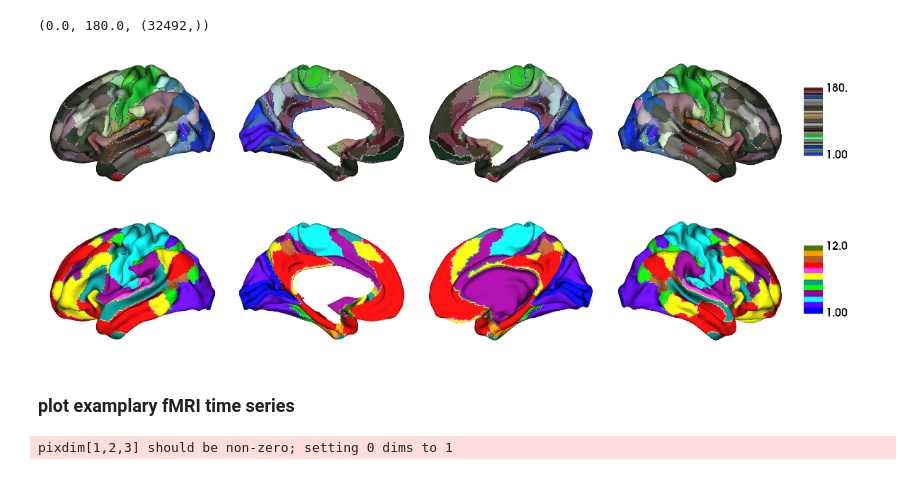
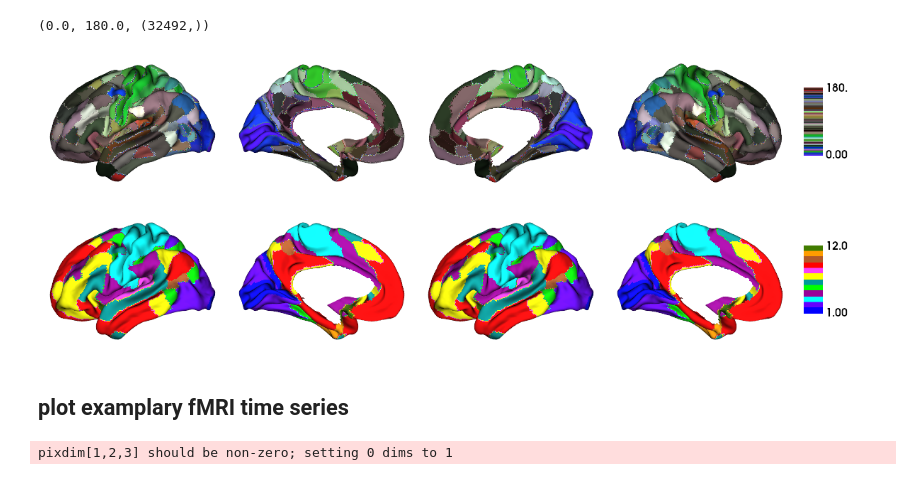
Before and after one commit to CNG-LAB/cngopen, a Jupyter notebook: asymmetry_functional_gradients/scripts/results_fig1.ipynb, the cells around one changed output. Cells and saved outputs as stored; diff of their text form; code cells hidden in the pictures.

```diff
--- a/asymmetry_functional_gradients/scripts/results_fig1.ipynb
+++ b/asymmetry_functional_gradients/scripts/results_fig1.ipynb
@@ -36,17 +36,17 @@ for value in hcp.mmp['rgba'].values():
     cmap.append(value)
 color_h = ListedColormap(cmap[1:181])
 # %%
-plot_hemispheres(surf_lh, surf_rh, array_name = glasser,
-                 nan_color = (1,1,1,0.01),size = (1200, 200),
+plot_hemispheres(surf_lh, surf_lh, array_name = np.concatenate((glasser[:32492],glasser[:32492])),
+                 nan_color = (1,1,1,0.01),size = (1200, 200), color_range = (0,180),
                  cmap = color_h, color_bar = True,
                  interactive = False, zoom = 1.5, embed_nb = True,
                  screenshot=True, filename='../figures/fig_1_glasser.svg',transparent_bg=True,scale=(2,2))
-plot_hemispheres(surf_lh, surf_rh, array_name = glasser,
-                 nan_color = (1,1,1,0.01),size = (1200, 200),
+plot_hemispheres(surf_lh, surf_rh, array_name = np.concatenate((glasser[:32492],glasser[:32492])),
+                 nan_color = (1,1,1,0.01),size = (1200, 200), color_range = (0,180),
                  cmap = color_h, color_bar = True,
                  interactive = False, zoom = 1.5, embed_nb = True)
 # %% [output]
-[figure, old version]
+[figure, new version]
 # %%
 ca = np.array(pd.read_csv('../data/ca_glasser_network.csv',header=None))[:,0].astype(float)
 cmap = ListedColormap(np.vstack((list(hcp.ca_network['rgba'].values())))[1:])
@@ -59,17 +59,17 @@ mask = labeling != 0
 ca_v = map_to_labels(ca, labeling, mask=mask)
 ca_v[np.where(ca_v==0)] = np.nan
 # %%
-plot_hemispheres(surf_lh, surf_rh, array_name = ca_v,
+plot_hemispheres(surf_lh, surf_lh, array_name = np.concatenate((ca_v[:32492],ca_v[:32492])),
                  nan_color = (1,1,1,0.01),size = (1200, 200),
-                 cmap = cmap, color_bar = True, #color_range = (0, 12),
+                 cmap = cmap, color_bar = True, color_range = (1, 12),
                  interactive = False, zoom = 1.5, embed_nb = True,
                  screenshot=True, filename='../figures/fig_1_ca_network.svg',transparent_bg=True,scale=(2,2))
-plot_hemispheres(surf_lh, surf_rh, array_name = ca_v,
+plot_hemispheres(surf_lh, surf_lh, array_name =np.concatenate((ca_v[:32492],ca_v[:32492])),
                  nan_color = (1,1,1,0.01),size = (1200, 200),
-                 cmap = cmap, color_bar = True, #color_range = (0, 12),
+                 cmap = cmap, color_bar = True,color_range = (1, 12),
                  interactive = False, zoom = 1.5, embed_nb = True)
 # %% [output]
-[figure, old version]
+[figure, new version]
 # %% [markdown]
-### plot examplary fMRI time series
+## plot examplary fMRI time series
 # %%
```
Also changed, not shown: parts of 24 cells of this notebook.
